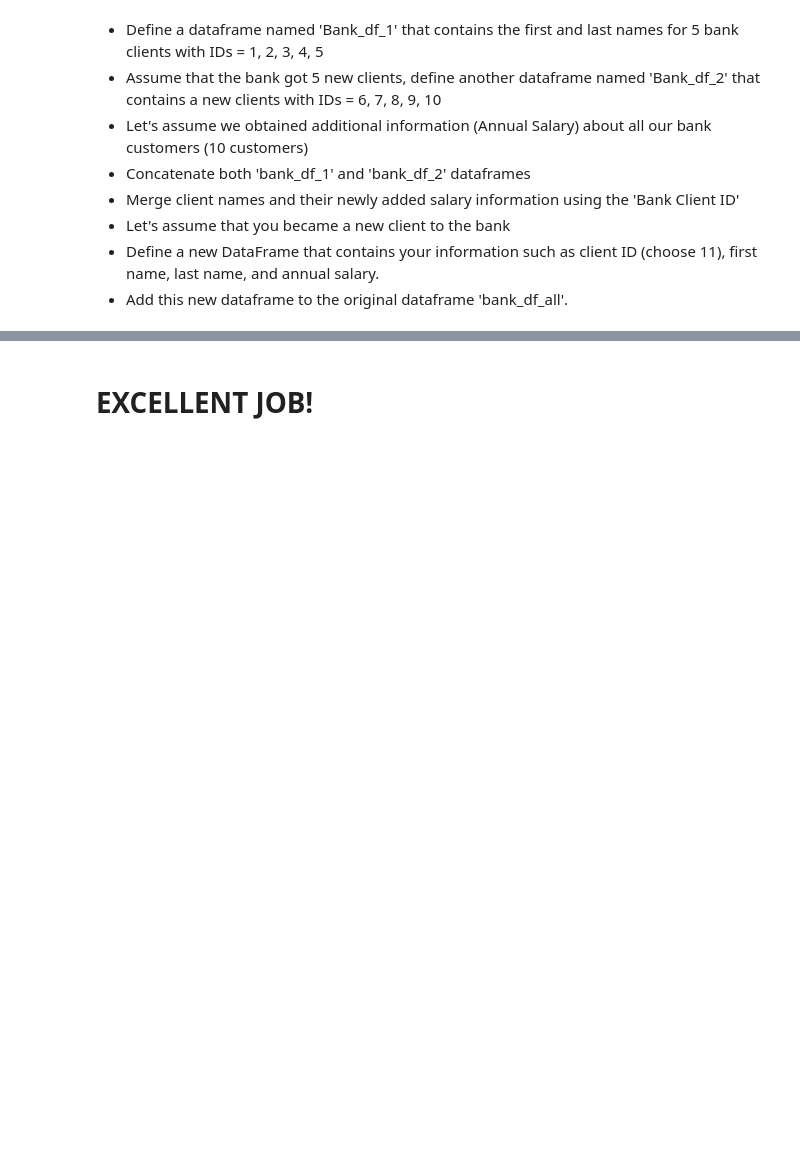
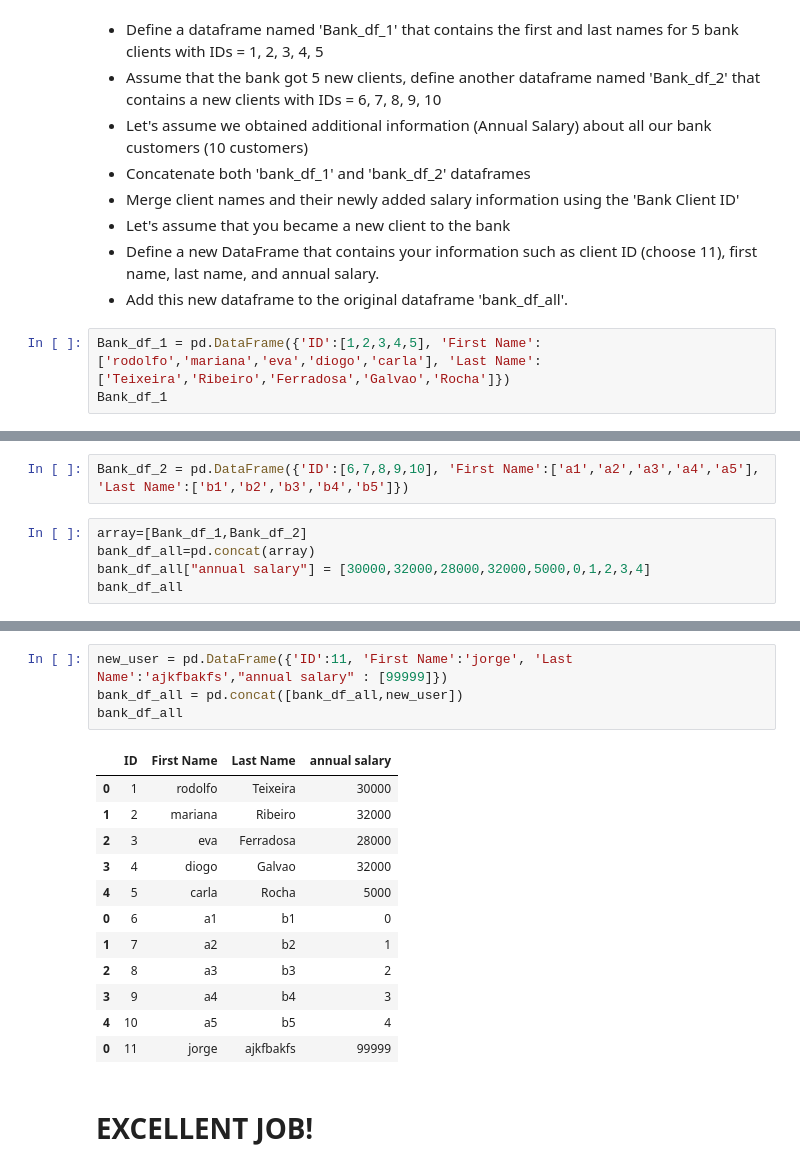
Before and after one commit to RRFteixeira/courseraproj-Python_for_Data_Analysis, a Jupyter notebook: Python 101 - Python Libraries for Data Analysis - Numpy and Pandas.ipynb, the cells around one changed output, grey strips where cells are left out. Saved outputs shown, nothing was run; the diff lists cells and outputs as text; blank space fills up the shorter version.

Commit message:
Updated notebook with additional data analysis examples

```diff
--- a/Python 101 - Python Libraries for Data Analysis - Numpy and Pandas.ipynb
+++ b/Python 101 - Python Libraries for Data Analysis - Numpy and Pandas.ipynb
@@ -583,3 +586,6 @@ bank_client_df
 - Let's assume that you became a new client to the bank
 - Define a new DataFrame that contains your information such as client ID (choose 11), first name, last name, and annual salary.
 - Add this new dataframe to the original dataframe 'bank_df_all'.
+# %%
+Bank_df_1 = pd.DataFrame({'ID':[1,2,3,4,5], 'First Name':['rodolfo','mariana','eva','diogo','carla'], 'Last Name':['Teixeira','Ribeiro','Ferradosa','Galvao','Rocha']})
+Bank_df_1
@@ -585,0 +599,7 @@ bank_client_df
+# %%
+Bank_df_2 = pd.DataFrame({'ID':[6,7,8,9,10], 'First Name':['a1','a2','a3','a4','a5'], 'Last Name':['b1','b2','b3','b4','b5']})
+# %%
+array=[Bank_df_1,Bank_df_2]
+bank_df_all=pd.concat(array)
+bank_df_all["annual salary"] = [30000,32000,28000,32000,5000,0,1,2,3,4]
+bank_df_all
@@ -586,3 +618,20 @@ bank_client_df
+# %%
+new_user = pd.DataFrame({'ID':11, 'First Name':'jorge', 'Last Name':'ajkfbakfs',"annual salary" : [99999]})
+bank_df_all = pd.concat([bank_df_all,new_user])
+bank_df_all
+# %% [output]
+|  | ID | First Name | Last Name | annual salary |
+| 0 | 1 | rodolfo | Teixeira | 30000 |
+| 1 | 2 | mariana | Ribeiro | 32000 |
+| 2 | 3 | eva | Ferradosa | 28000 |
+| 3 | 4 | diogo | Galvao | 32000 |
+| 4 | 5 | carla | Rocha | 5000 |
+| 0 | 6 | a1 | b1 | 0 |
+| 1 | 7 | a2 | b2 | 1 |
+| 2 | 8 | a3 | b3 | 2 |
+| 3 | 9 | a4 | b4 | 3 |
+| 4 | 10 | a5 | b5 | 4 |
+| 0 | 11 | jorge | ajkfbakfs | 99999 |
 # %% [markdown]
 # EXCELLENT JOB!
 # %% [markdown]
```
Also changed, not shown: parts of 34 cells of this notebook.
